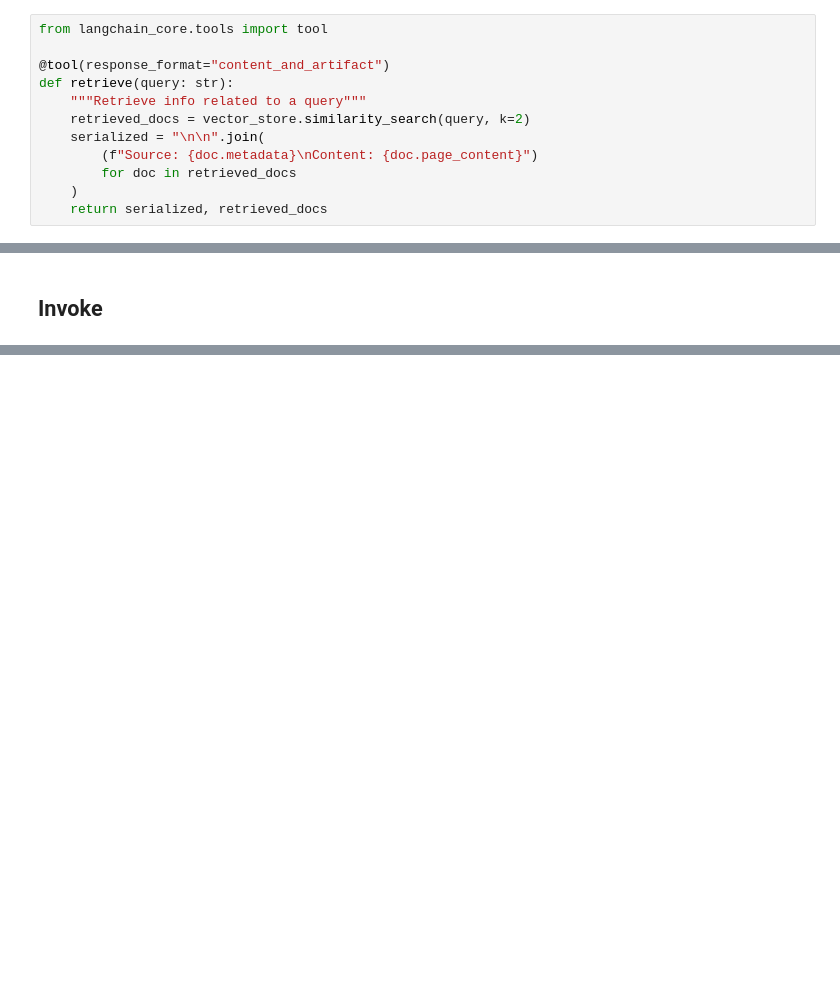
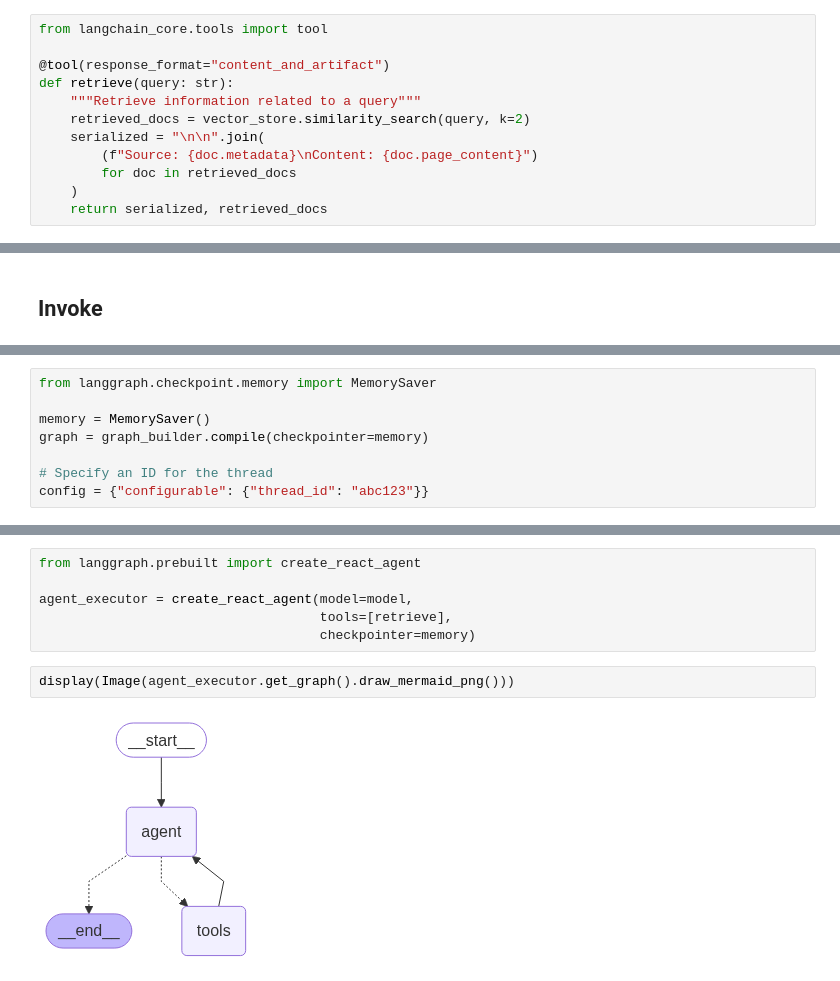
Before and after one commit to dipesh1dp/langchain-101, a Jupyter notebook: 04-Building_RAG_Chatbot.ipynb, the cells around one changed output, grey strips where cells are left out. Cells and saved outputs as stored; diff of their text form; blank space fills up the shorter version.

```diff
--- a/04-Building_RAG_Chatbot.ipynb
+++ b/04-Building_RAG_Chatbot.ipynb
@@ -171,7 +176,7 @@ from langchain_core.tools import tool
 
 @tool(response_format="content_and_artifact")
 def retrieve(query: str):
-    """Retrieve info related to a query"""
+    """Retrieve information related to a query"""
     retrieved_docs = vector_store.similarity_search(query, k=2)
     serialized = "\n\n".join(
         (f"Source: {doc.metadata}\nContent: {doc.page_content}")
@@ -240,0 +318,8 @@ Answer: Money laundering is the process by which illegal funds and assets are co
+# %%
+from langgraph.checkpoint.memory import MemorySaver
+
+memory = MemorySaver()
+graph = graph_builder.compile(checkpointer=memory)
+
+# Specify an ID for the thread
+config = {"configurable": {"thread_id": "abc123"}}
@@ -240,0 +388,10 @@ Answer: Money laundering is the process by which illegal funds and assets are co
+# %%
+from langgraph.prebuilt import create_react_agent
+
+agent_executor = create_react_agent(model=model,
+                                    tools=[retrieve],
+                                    checkpointer=memory)
+# %%
+display(Image(agent_executor.get_graph().draw_mermaid_png()))
+# %% [output]
+[figure, added]
```
Also changed, not shown: parts of 17 cells of this notebook, 2 other files.
